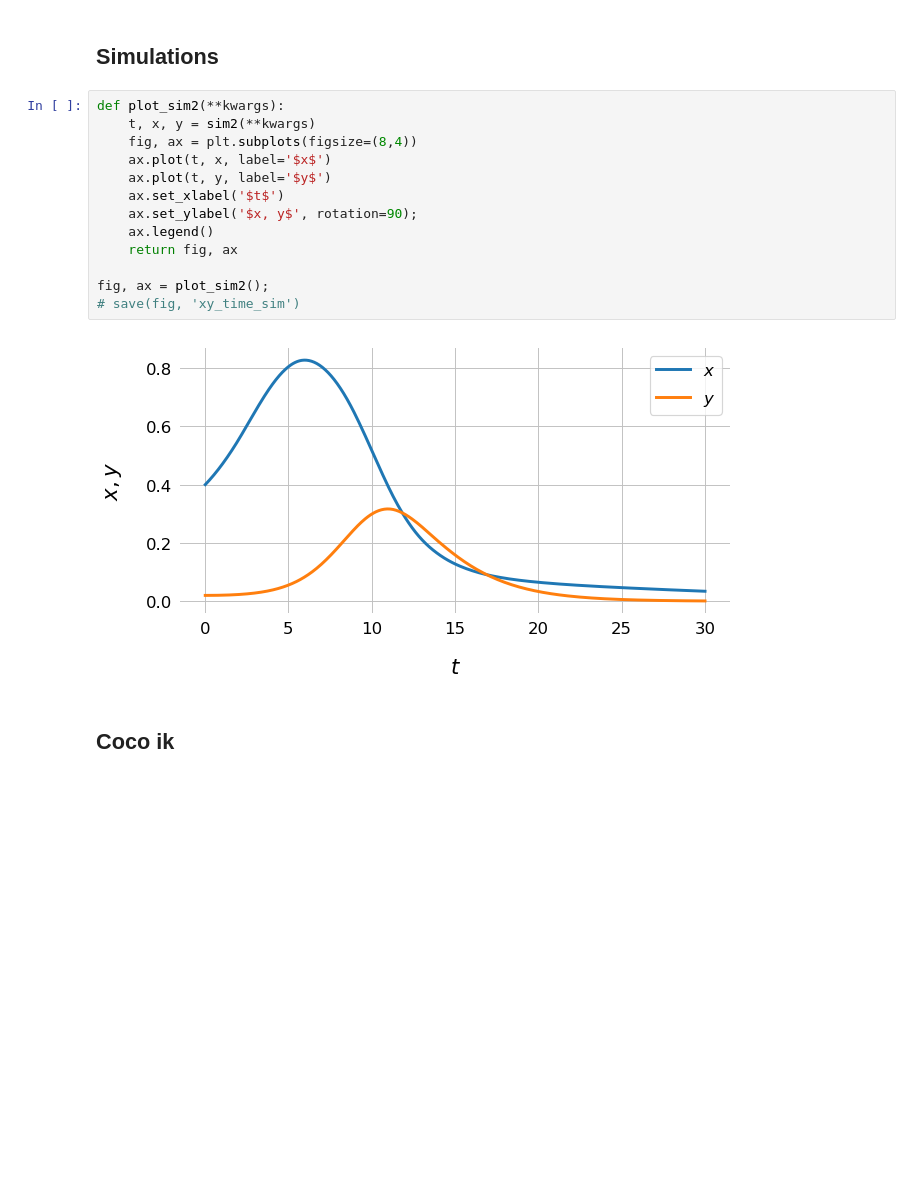
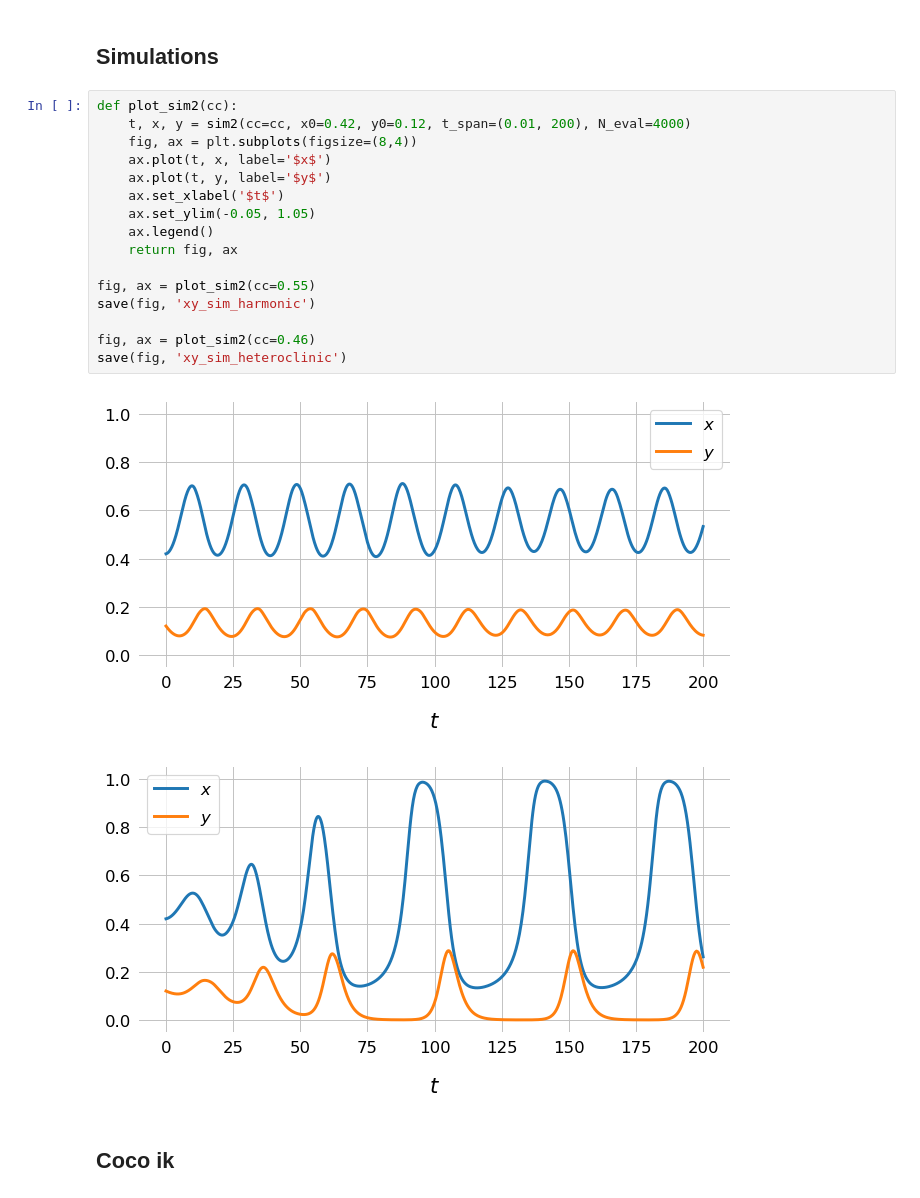
Before and after one commit to tfiers/strogatz, a Jupyter notebook: notebooks/3_Predator_prey.ipynb, the cells around one changed output. Cells and saved outputs as stored; diff of their text form; blank space fills up the shorter version.

Commit message:
time sims

```diff
--- a/notebooks/3_Predator_prey.ipynb
+++ b/notebooks/3_Predator_prey.ipynb
@@ -448,20 +448,24 @@ fp 1 is not a saddle for c=1.1
 # %% [markdown]
 ## Simulations
 # %%
-def plot_sim2(**kwargs):
-    t, x, y = sim2(**kwargs)
+def plot_sim2(cc):
+    t, x, y = sim2(cc=cc, x0=0.42, y0=0.12, t_span=(0.01, 200), N_eval=4000)
     fig, ax = plt.subplots(figsize=(8,4))
     ax.plot(t, x, label='$x$')
     ax.plot(t, y, label='$y$')
     ax.set_xlabel('$t$')
-    ax.set_ylabel('$x, y$', rotation=90);
+    ax.set_ylim(-0.05, 1.05)
     ax.legend()
     return fig, ax
 
-fig, ax = plot_sim2();
-# save(fig, 'xy_time_sim')
+fig, ax = plot_sim2(cc=0.55)
+save(fig, 'xy_sim_harmonic')
+
+fig, ax = plot_sim2(cc=0.46)
+save(fig, 'xy_sim_heteroclinic')
 # %% [output]
-[figure, old version]
+[figure, new version]
+[figure, added]
 # %% [markdown]
 ## Coco ik
 # %%
```
Also changed, not shown: 8 other files.
